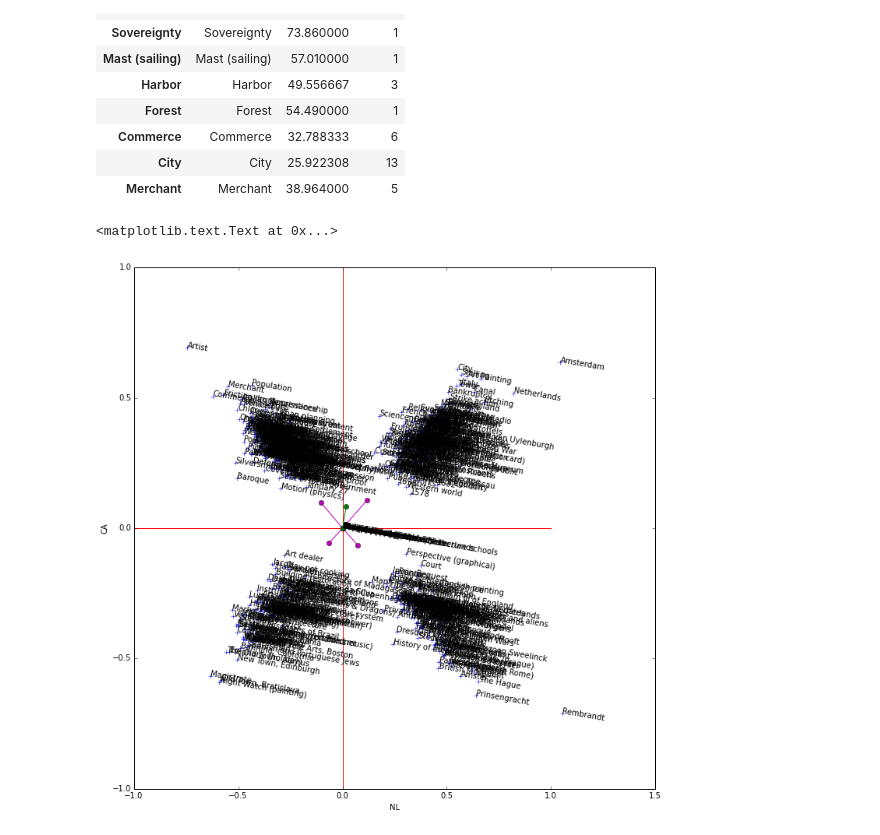
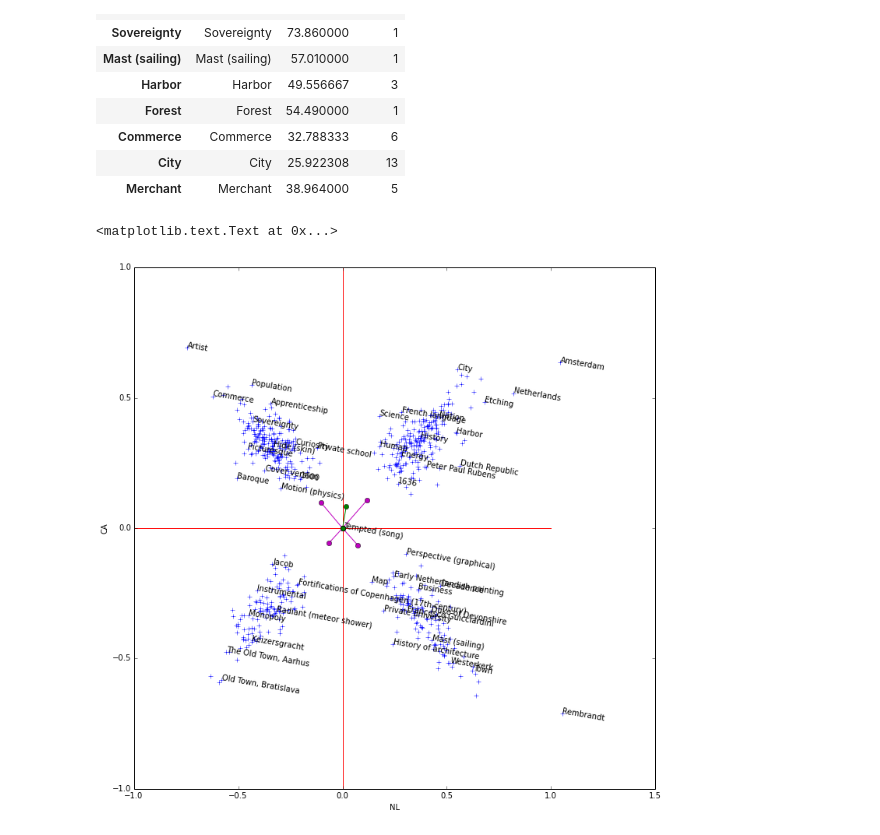
Before and after one commit to c-martinez/BeyondTheBook, a Jupyter notebook: Wikipedia miner interface.ipynb, the cells around one changed output. Drawn from its saved outputs; the diff is of its cells as text; code cells hidden in the pictures.

```diff
--- a/Wikipedia miner interface.ipynb
+++ b/Wikipedia miner interface.ipynb
@@ -576,29 +579,33 @@ del data3['Total-CA']
 # %%
 figure(figsize=(12,12))
 
 plot(data3['NL'], data3['CA'],'+')
 
+points = []
 for nl,ca,txt in zip(data3['NL'], data3['CA'], data3['Word']):
-    annotate(txt, (nl,ca), rotation=-10)
+    point = np.array([nl, ca])
+    distances = [ dist(point, x) for x in points ]
+    if len(distances)==0 or np.min(distances)>0.1:
+        annotate(txt, (nl,ca), rotation=-10)
+        points.append(point)
 
 plot([-1, 1], [0, 0] , 'r-')
 plot([0, 0] , [-1, 1],'r-')
 
 x = len(data3)
 
 data4 = data3[(data3['NL']>0) & (data3['CA']>0)]
 plot([0, data4['NL'].sum()/x], [0, data4['CA'].sum()/x], 'm-o')
 data4 = data3[(data3['NL']>0) & (data3['CA']<0)]
 plot([0, data4['NL'].sum()/x], [0, data4['CA'].sum()/x], 'm-o')
 data4 = data3[(data3['NL']<0) & (data3['CA']>0)]
 plot([0, data4['NL'].sum()/x], [0, data4['CA'].sum()/x], 'm-o')
 data4 = data3[(data3['NL']<0) & (data3['CA']<0)]
 plot([0, data4['NL'].sum()/x], [0, data4['CA'].sum()/x], 'm-o')
 plot([0, data3['NL'].sum()/x], [0, data3['CA'].sum()/x], 'g-o')
 
-
 xlabel('NL')
 ylabel('CA')
 # %% [output]
 <matplotlib.text.Text at 0x...>
-[figure, old version]
+[figure, new version]
```
Also changed, not shown: parts of 1 cell of this notebook, 1 other file.
